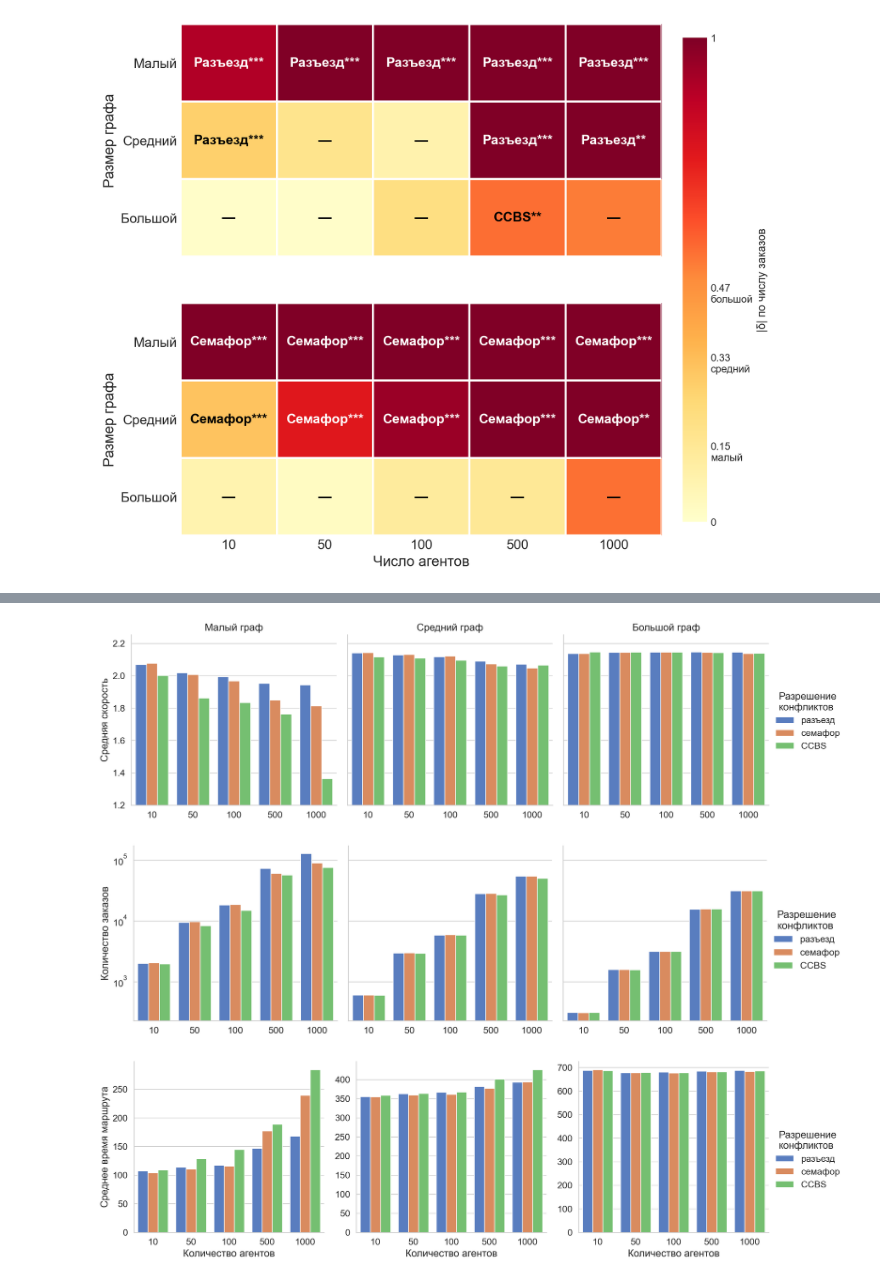
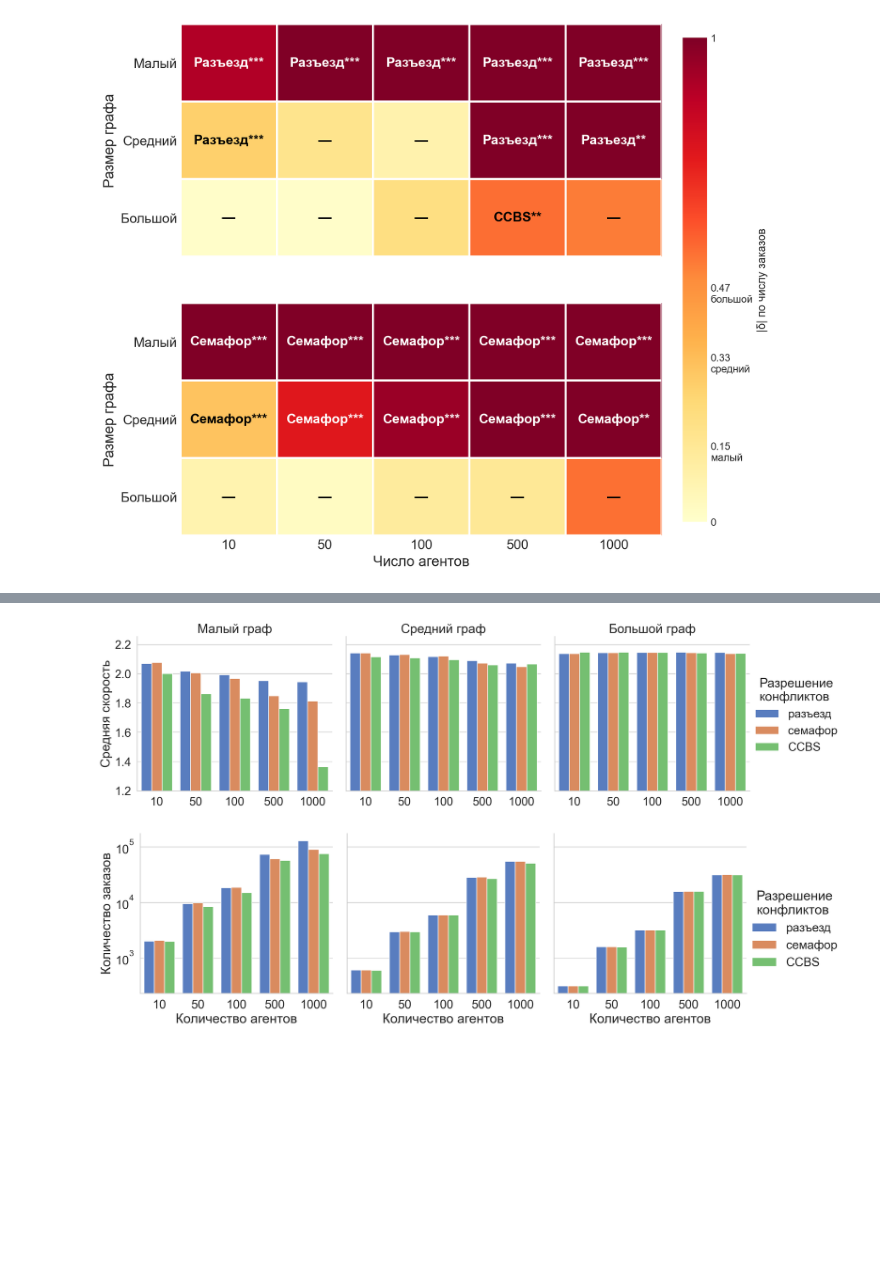
Before and after one commit to iktovr/master-diploma, a Jupyter notebook: src/demo/report.ipynb, the cells around one changed output, grey strips where cells are left out. Drawn from its saved outputs; the diff is of its cells as text; code cells hidden in the pictures; blank space fills up the shorter version.

```diff
--- a/src/demo/report.ipynb
+++ b/src/demo/report.ipynb
@@ -1136,6 +1136,10 @@ else:
     plt.show()
 # %% [output]
 [figure]
+# %%
+sns.set(font_scale=1.7)
+sns.set_style('whitegrid')
+sns.set_palette('muted')
 # %%
 df = pd.concat(runs.values())
 df['agents'] = df['agents'].astype(int)
@@ -1145,19 +1149,19 @@ df['graph'] = df['graph'].map({'maps/small_map.geojson': "Малый граф",
 df['conf'] = df['conf'].map({'stat+reverse': 'адапт. A*', 'stat+semaphore': 'адапт. A*', 'astar+reverse': 'A*', 'astar+semaphore': 'A*'})
 # %%
 data = df[(df['router'] != 'ccbs') & (df['resolver'] == 'semaphore')]
-g = sns.catplot(data, kind='bar', x='agents', y='avg_speed', hue='conf', col='graph', estimator='median', sharey=True, errorbar=None, edgecolor="1", legend_out=True, height=5)
-for ax in g.axes[0]:
-    ax.set_ylim(ymin=1)
-g.set_titles('{col_name}')
-g.set_ylabels('Средняя скорость')
-g.set_xlabels('')
-g._legend.set_title('Построение\nмаршрутов')
-plt.plot()
+# g = sns.catplot(data, kind='bar', x='agents', y='avg_speed', hue='conf', col='graph', estimator='median', sharey=True, errorbar=None, edgecolor="1", legend_out=True, height=5)
+# for ax in g.axes[0]:
+#     ax.set_ylim(ymin=1)
+# g.set_titles('{col_name}')
+# g.set_ylabels('Средняя скорость')
+# g.set_xlabels('')
+# g._legend.set_title('Построение\nмаршрутов')
+# plt.plot()
 
 g = sns.catplot(data, kind='bar', x='agents', y='orders', hue='conf', col='graph', estimator='median', sharey=True, errorbar=None, edgecolor="1", legend_out=True, height=5)
 for ax in g.axes[0]:
     ax.set_yscale('log')
-g.set_titles('')
+g.set_titles('{col_name}')
 g.set_ylabels('Количество заказов')
 g.set_xlabels('')
 g._legend.set_title('Построение\nмаршрутов')
@@ -1181,30 +1184,29 @@ df['conf'] = df['conf'].map({'stat+reverse': 'разъезд', 'stat+semaphore':
 # %%
 data = df[(df['router'] != 'astar')]
 g = sns.catplot(data, kind='bar', x='agents', y='avg_speed', hue='conf', col='graph', estimator='median', sharey=True, errorbar=None, edgecolor="1", legend_out=True, height=5)
 for ax in g.axes[0]:
     ax.set_ylim(ymin=1.2)
 g.set_titles('{col_name}')
 g.set_ylabels('Средняя скорость')
 g.set_xlabels('')
 g._legend.set_title('Разрешение\nконфликтов')
 plt.show()
 
 g = sns.catplot(data, kind='bar', x='agents', y='orders', hue='conf', col='graph', estimator='median', sharey=True, errorbar=None, edgecolor="1", legend_out=True, height=5)
 for ax in g.axes[0]:
     ax.set_yscale('log')
 g.set_titles('')
 g.set_ylabels('Количество заказов')
-g.set_xlabels('')
+g.set_xlabels('Количество агентов')
 g._legend.set_title('Разрешение\nконфликтов')
 
-g = sns.catplot(data, kind='bar', x='agents', y='avg_order_time', hue='conf', col='graph', estimator='median', sharey=False, errorbar=None, edgecolor="1", legend_out=True, height=5)
-# for ax in g.axes[0]:
-#     ax.set_yscale('log')
-g.set_titles('')
-g.set_ylabels('Среднее время маршрута')
-g.set_xlabels('Количество агентов')
-g._legend.set_title('Разрешение\nконфликтов')
+# g = sns.catplot(data, kind='bar', x='agents', y='avg_order_time', hue='conf', col='graph', estimator='median', sharey=False, errorbar=None, edgecolor="1", legend_out=True, height=5)
+# # for ax in g.axes[0]:
+# #     ax.set_yscale('log')
+# g.set_titles('')
+# g.set_ylabels('Среднее время маршрута')
+# g.set_xlabels('Количество агентов')
+# g._legend.set_title('Разрешение\nконфликтов')
 # %% [output]
-[figure, old version]
+[figure, new version]
-[figure, old version]
+[figure, new version]
-[figure, removed]
```
Also changed, not shown: parts of 2 cells of this notebook, 11 other files.
